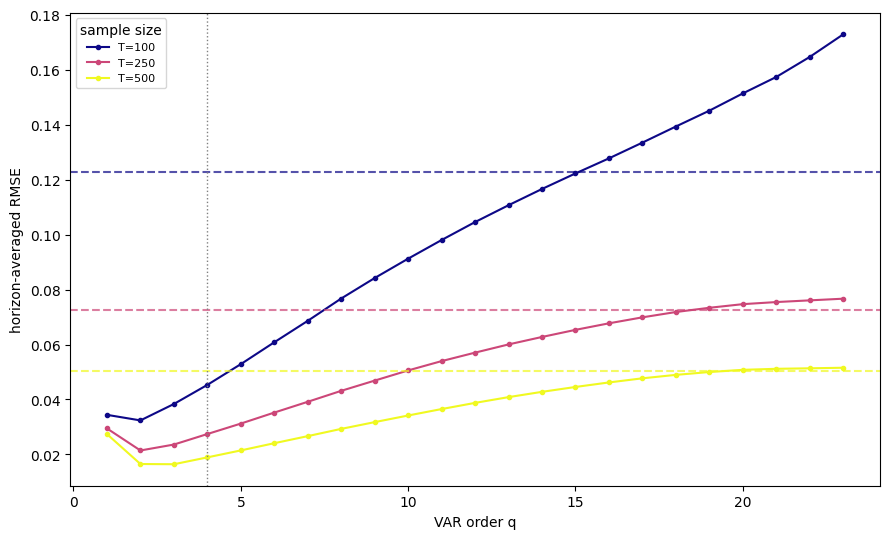
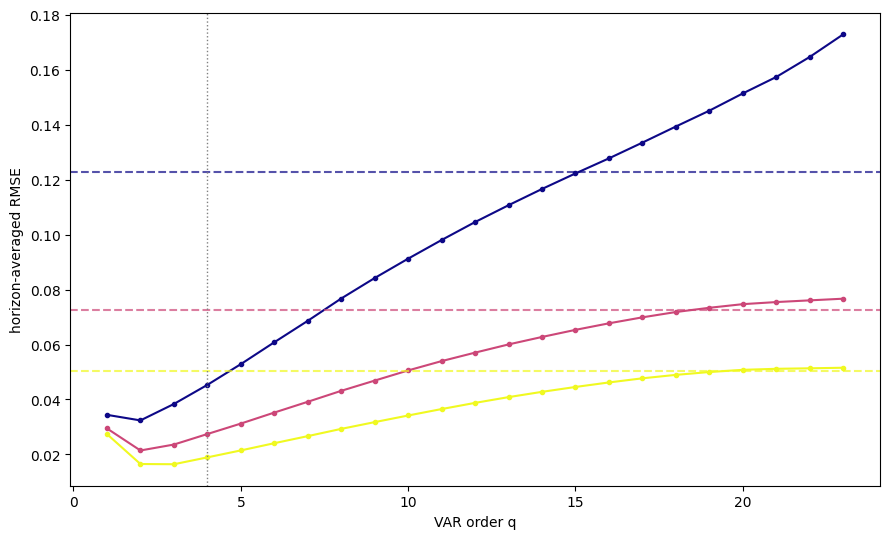
The notebook cell's code change between the first figure and the second:
--- before
+++ after
@@ -11,5 +11,4 @@
 # ax.set_title(f"Complexity frontier across T  (solid = VAR(q);  dashed = LP(4), same colour), ρ={RHO} ({Scenario})")
 ax.set_xlabel("VAR order q"); ax.set_ylabel("horizon-averaged RMSE")
-ax.legend(fontsize=8, title="sample size")
 fig.tight_layout()
 plt.savefig(f"../../figures/Base_Case/BASE_COMPLEXITY_FRONTIER_rho={RHO}.png")

Commit: add BL results